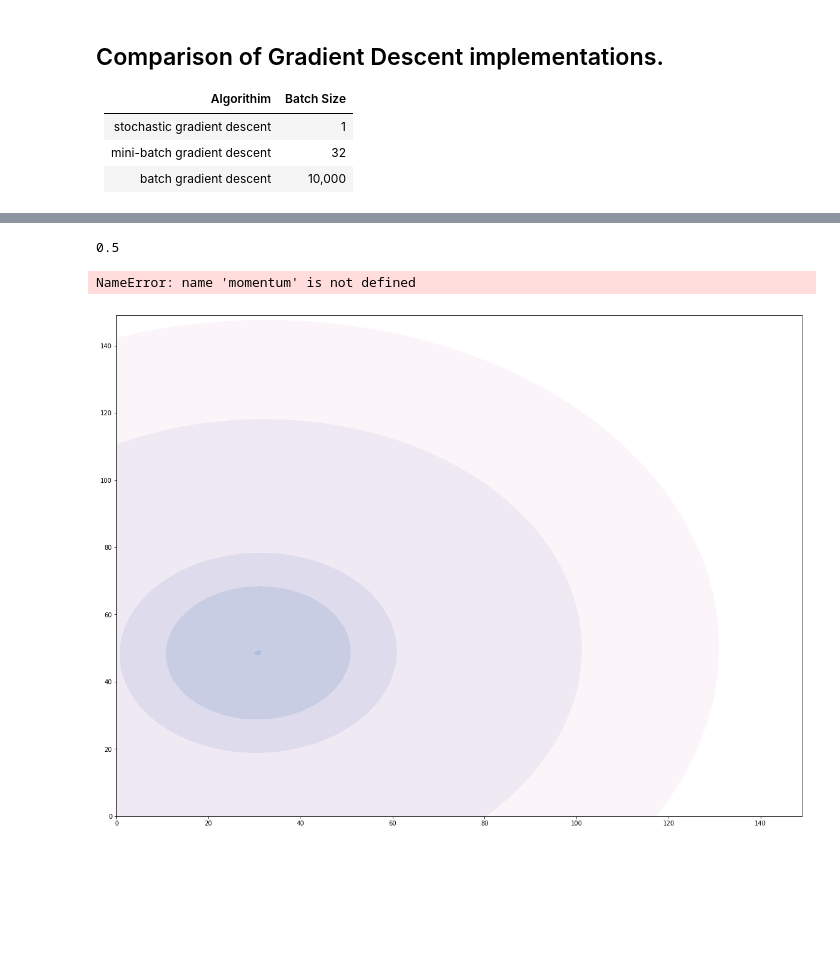
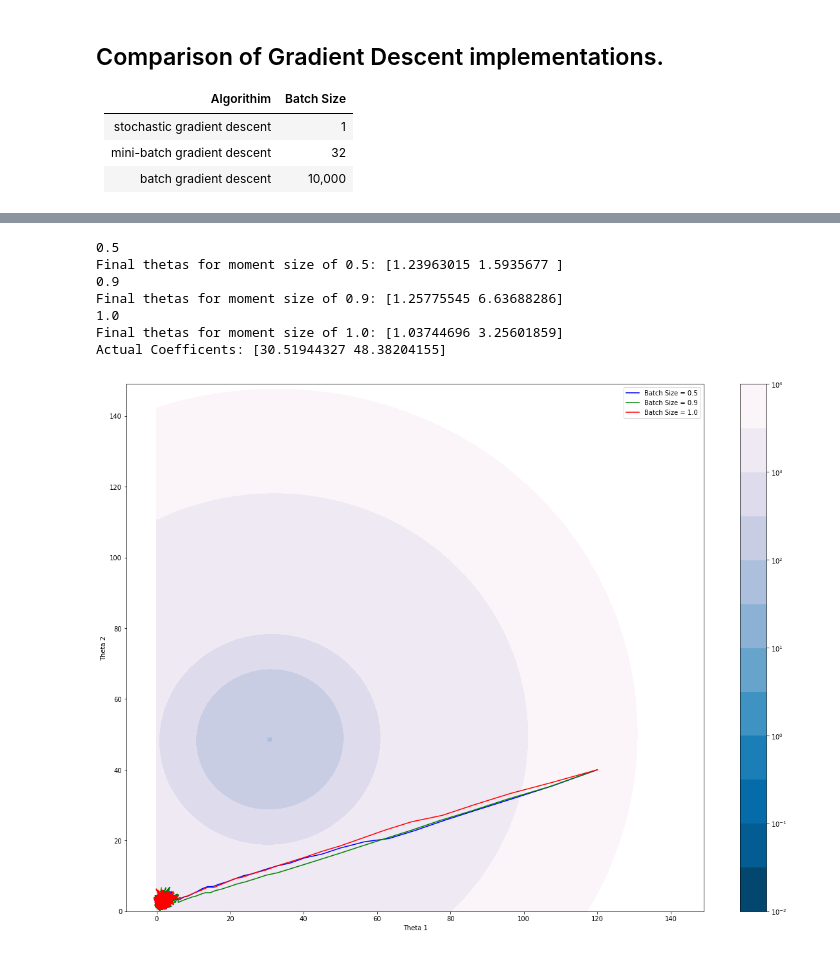
Before and after one commit to robahall/GradDesc, a Jupyter notebook: notebooks/1.0_rah_Gradient_Descent_Algorithims.ipynb, the cells around one changed output, grey strips where cells are left out. Cells and saved outputs as stored; diff of their text form; code cells hidden in the pictures; blank space fills up the shorter version.

Commit message:
Momentum not going correct direction. Need to understand.

```diff
--- a/notebooks/1.0_rah_Gradient_Descent_Algorithims.ipynb
+++ b/notebooks/1.0_rah_Gradient_Descent_Algorithims.ipynb
@@ -154,35 +154,40 @@ y = np.arange(0, 150, 1)
 xx, yy = np.meshgrid(x, y, sparse=True)
 z = np.average((np.dot(features, np.array([xx, yy])) - target) ** 2)
 levels = [0.01, 0.05, 0.1, 0.5, 1, 5, 10, 50, 100, 500, 1000, 5000, 10000]
 
 fig, ax = plt.subplots(figsize=(20, 15))
 cs = ax.contourf(x,y,z, levels, locator=ticker.LogLocator(), cmap=cm.PuBu_r)
 
 
 learning = 0.1 #[0.01, 0.1, 0.5]
 colors = ['b', 'g', 'r']
 random_start = [np.array([120, 40.]) for i in range(3)]
 epochs = 10
 momentum = [0.5, 0.9, 1.0]
 count = 0
 
 for c, rs, moment in zip(colors, random_start, momentum):
     theta = rs
     print(moment)
     thetas, MSE = gda.momentum_gd(features, target, theta, learning, epochs, momentum = moment)
     #thetas, MSE = stochastic_gradient_descent(features, target, theta, lr, epochs)
-    ax.plot(thetas[:,0],thetas[:,1], c, label='Batch Size = {}'.format(bs))
+    ax.plot(thetas[:,0],thetas[:,1], c, label='Batch Size = {}'.format(moment))
     ax.legend()
-    print("Final thetas for batch size of {}: {}".format(bs, thetas[-1]))
+    print("Final thetas for moment size of {}: {}".format(moment, thetas[-1]))
     count += 1
-    if count == len(batch_size):
+    if count == len(momentum):
         print("Actual Coefficents: {}".format(coef))
 
 cbar = fig.colorbar(cs)
 plt.xlabel('Theta 1')
 plt.ylabel('Theta 2')
 plt.show()
 # %% [output]
 0.5
+Final thetas for moment size of 0.5: [1.23963015 1.5935677 ]
+0.9
+Final thetas for moment size of 0.9: [1.25775545 6.63688286]
+1.0
+Final thetas for moment size of 1.0: [1.03744696 3.25601859]
+Actual Coefficents: [30.51944327 48.38204155]
-NameError: name 'momentum' is not defined
-[figure, old version]
+[figure, new version]
```
Also changed, not shown: parts of 1 cell of this notebook.
